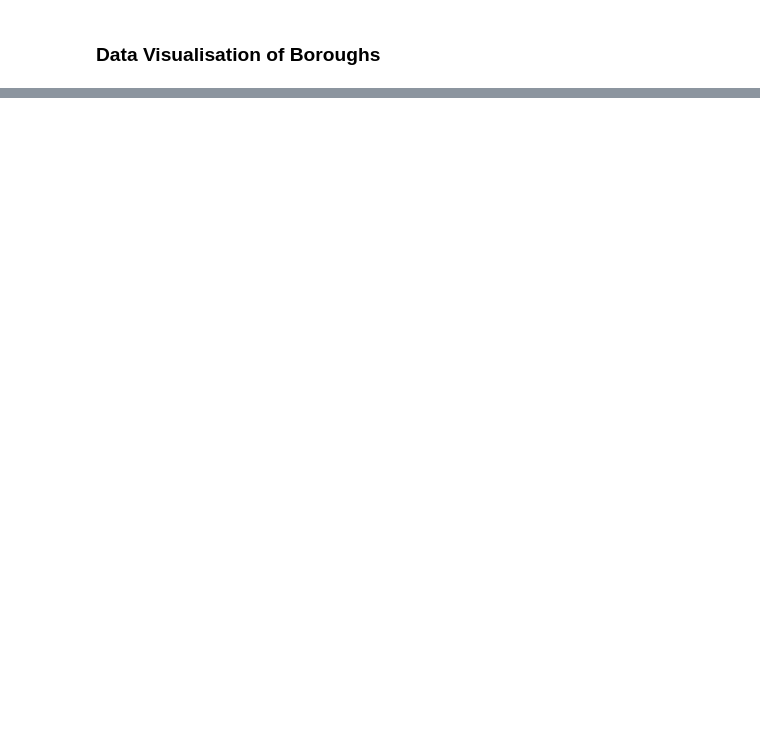
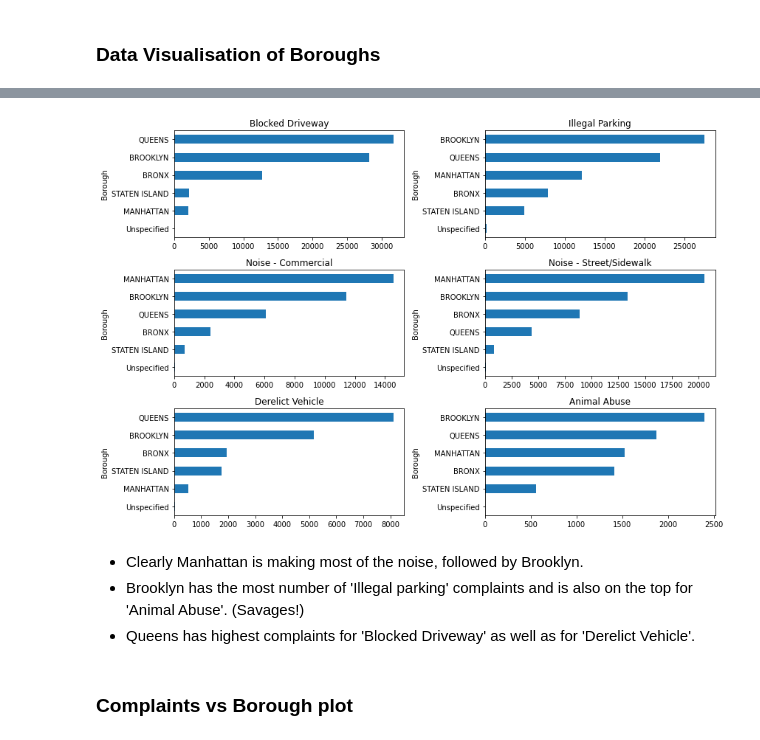
Before and after one commit to vigneshmanikandan97/nyc-311, a Jupyter notebook: NYC 311.ipynb, the cells around one changed output, grey strips where cells are left out. Drawn from its saved outputs; the diff is of its cells as text; code cells hidden in the pictures; blank space fills up the shorter version.

```diff
--- a/NYC 311.ipynb
+++ b/NYC 311.ipynb
@@ -244,0 +254,6 @@ Name: Borough, Length: 300698, dtype: object
+# %%
+# Top 5 complaints in each borough and their counts
+topComplaints = ['Blocked Driveway','Illegal Parking','Noise - Commercial','Noise - Street/Sidewalk','Derelict Vehicle','Animal Abuse']
+topComplaintsByBorough = nyc_df.groupby(['Borough','Complaint Type']).size().unstack()
+topComplaintsByBorough = topComplaintsByBorough[topComplaints]
+topComplaintsByBorough
@@ -244,0 +269,20 @@ Name: Borough, Length: 300698, dtype: object
+# %%
+col_number = 2
+row_number = 3
+fig, axes = plt.subplots(row_number,col_number, figsize=(12,8))
+
+for i, (label,col) in enumerate(topComplaintsByBorough.iteritems()):
+    ax = axes[int(i/col_number), i%col_number]
+    col = col.sort_values(ascending=True)[:15]
+    col.plot(kind='barh', ax=ax)
+    ax.set_title(label)
+
+plt.tight_layout()
+# %% [output]
+[figure, added]
+# %% [markdown]
+* Clearly Manhattan is making most of the noise, followed by Brooklyn.
+* Brooklyn has the most number of 'Illegal parking' complaints and is also on the top for 'Animal Abuse'. (Savages!)
+* Queens has highest complaints for 'Blocked Driveway' as well as for 'Derelict Vehicle'.
+# %% [markdown]
+### Complaints vs Borough plot
```
Also changed, not shown: parts of 55 cells of this notebook.
